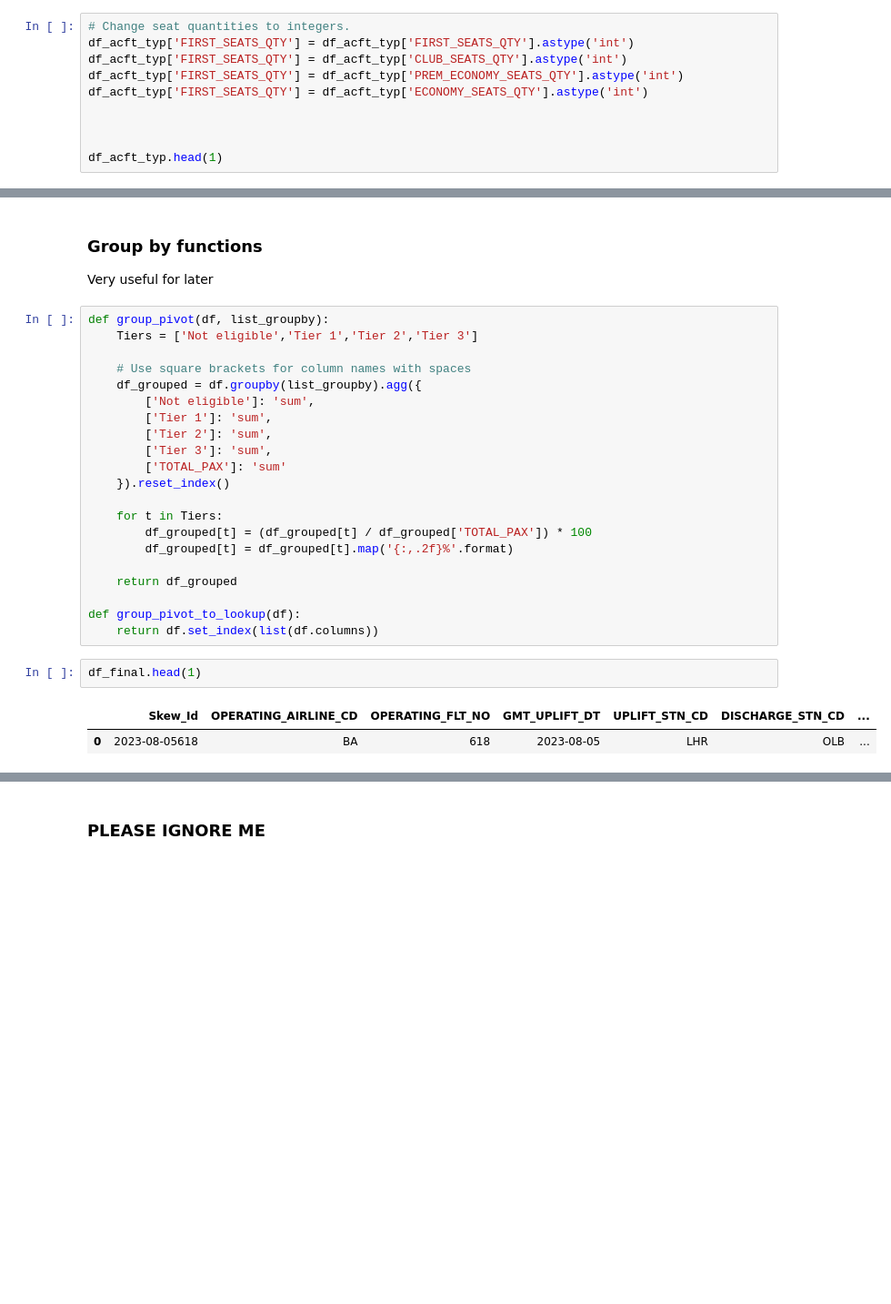
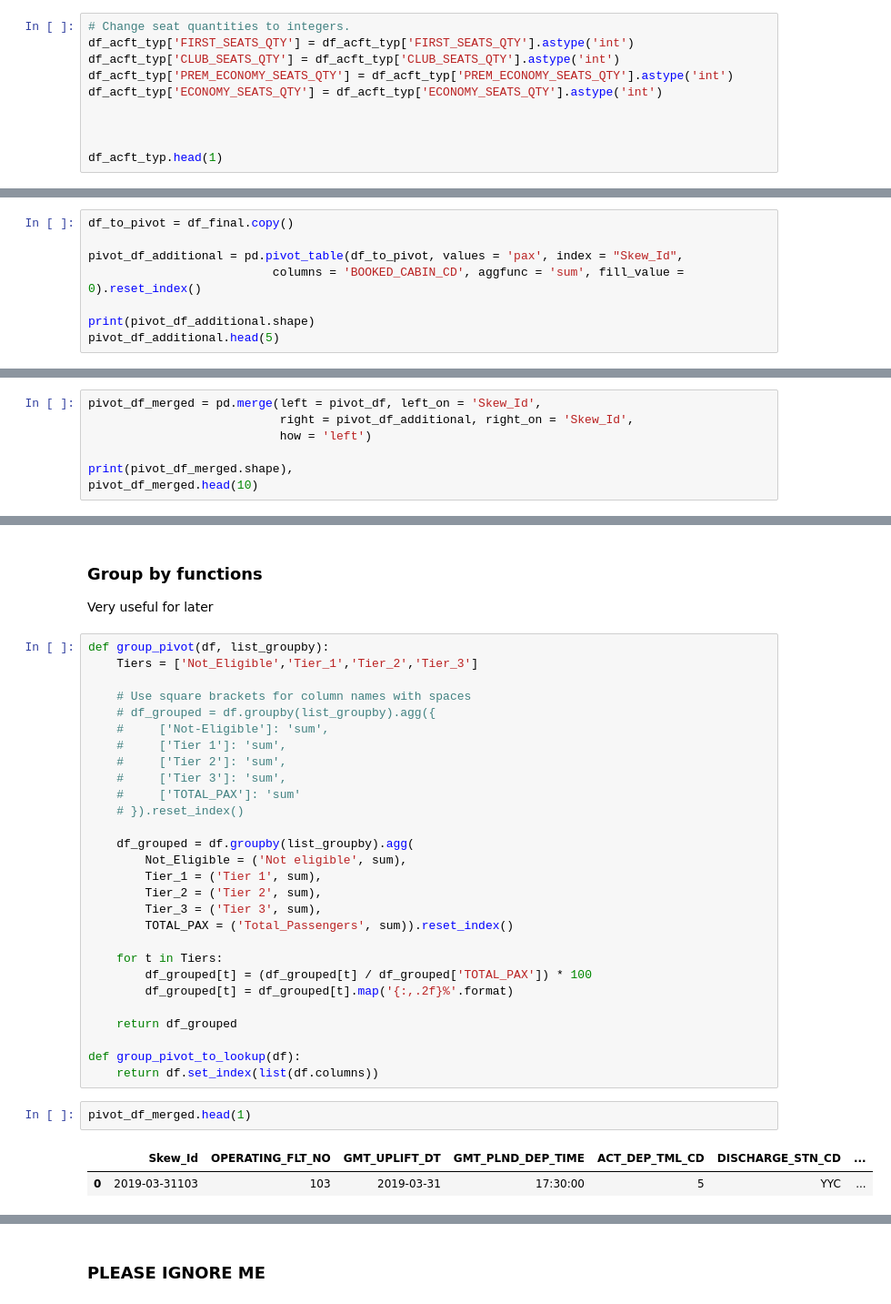
Before and after one commit to IanMaHKG-BA/Hackathon_Team_1, a Jupyter notebook: GOLD_STANDARD_PLS_DONT_BREAK.ipynb, the cells around one changed output, grey strips where cells are left out. Shown at 91% size. Cells and saved outputs as stored; diff of their text form; blank space fills up the shorter version.

Commit message:
Created Pivot Tables and update README with TODO

```diff
--- a/GOLD_STANDARD_PLS_DONT_BREAK.ipynb
+++ b/GOLD_STANDARD_PLS_DONT_BREAK.ipynb
@@ -190,9 +207,9 @@ Clean the aircraft type dataset
 # %%
 # Change seat quantities to integers.
 df_acft_typ['FIRST_SEATS_QTY'] = df_acft_typ['FIRST_SEATS_QTY'].astype('int')
-df_acft_typ['FIRST_SEATS_QTY'] = df_acft_typ['CLUB_SEATS_QTY'].astype('int')
-df_acft_typ['FIRST_SEATS_QTY'] = df_acft_typ['PREM_ECONOMY_SEATS_QTY'].astype('int')
-df_acft_typ['FIRST_SEATS_QTY'] = df_acft_typ['ECONOMY_SEATS_QTY'].astype('int')
+df_acft_typ['CLUB_SEATS_QTY'] = df_acft_typ['CLUB_SEATS_QTY'].astype('int')
+df_acft_typ['PREM_ECONOMY_SEATS_QTY'] = df_acft_typ['PREM_ECONOMY_SEATS_QTY'].astype('int')
+df_acft_typ['ECONOMY_SEATS_QTY'] = df_acft_typ['ECONOMY_SEATS_QTY'].astype('int')
 
 
 
@@ -782,0 +872,8 @@ df_final.to_csv('df_final_20231102.csv')
+# %%
+df_to_pivot = df_final.copy()
+
+pivot_df_additional = pd.pivot_table(df_to_pivot, values = 'pax', index = "Skew_Id",
+                          columns = 'BOOKED_CABIN_CD', aggfunc = 'sum', fill_value = 0).reset_index()
+
+print(pivot_df_additional.shape)
+pivot_df_additional.head(5)
@@ -782,0 +888,7 @@ df_final.to_csv('df_final_20231102.csv')
+# %%
+pivot_df_merged = pd.merge(left = pivot_df, left_on = 'Skew_Id',
+                           right = pivot_df_additional, right_on = 'Skew_Id',
+                           how = 'left')
+
+print(pivot_df_merged.shape),
+pivot_df_merged.head(10)
@@ -786,16 +911,23 @@ df_final.to_csv('df_final_20231102.csv')
 Very useful for later
 # %%
 def group_pivot(df, list_groupby):
-    Tiers = ['Not eligible','Tier 1','Tier 2','Tier 3']
+    Tiers = ['Not_Eligible','Tier_1','Tier_2','Tier_3']
 
     # Use square brackets for column names with spaces
-    df_grouped = df.groupby(list_groupby).agg({
-        ['Not eligible']: 'sum',
-        ['Tier 1']: 'sum',
-        ['Tier 2']: 'sum',
-        ['Tier 3']: 'sum',
-        ['TOTAL_PAX']: 'sum'
-    }).reset_index()
+    # df_grouped = df.groupby(list_groupby).agg({
+    #     ['Not-Eligible']: 'sum',
+    #     ['Tier 1']: 'sum',
+    #     ['Tier 2']: 'sum',
+    #     ['Tier 3']: 'sum',
+    #     ['TOTAL_PAX']: 'sum'
+    # }).reset_index()
+
+    df_grouped = df.groupby(list_groupby).agg(
+        Not_Eligible = ('Not eligible', sum),
+        Tier_1 = ('Tier 1', sum),
+        Tier_2 = ('Tier 2', sum),
+        Tier_3 = ('Tier 3', sum),
+        TOTAL_PAX = ('Total_Passengers', sum)).reset_index()
 
     for t in Tiers:
         df_grouped[t] = (df_grouped[t] / df_grouped['TOTAL_PAX']) * 100
@@ -806,7 +938,7 @@ def group_pivot(df, list_groupby):
 def group_pivot_to_lookup(df):
     return df.set_index(list(df.columns))
 # %%
-df_final.head(1)
+pivot_df_merged.head(1)
 # %% [output]
-|  | Skew_Id | OPERATING_AIRLINE_CD | OPERATING_FLT_NO | GMT_UPLIFT_DT | UPLIFT_STN_CD | DISCHARGE_STN_CD | ... |
-| 0 | 2023-08-05618 | BA | 618 | 2023-08-05 | LHR | OLB | ... |
+|  | Skew_Id | OPERATING_FLT_NO | GMT_UPLIFT_DT | GMT_PLND_DEP_TIME | ACT_DEP_TML_CD | DISCHARGE_STN_CD | ... |
+| 0 | 2019-03-31103 | 103 | 2019-03-31 | 17:30:00 | 5 | YYC | ... |
```
Also changed, not shown: parts of 24 cells of this notebook, 1 other file.
